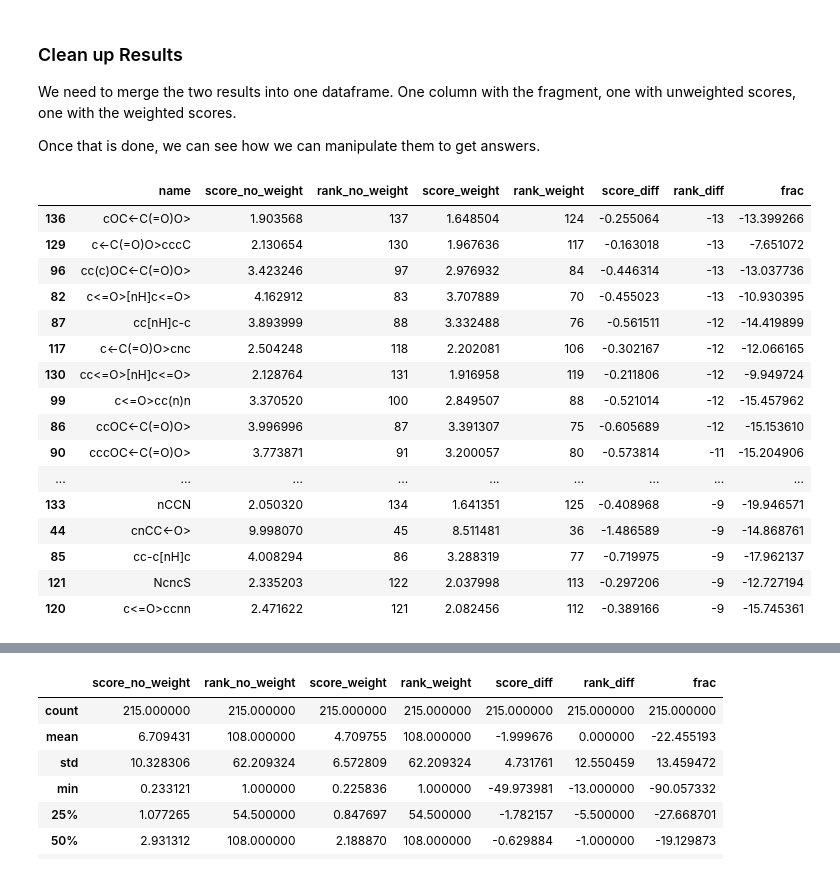
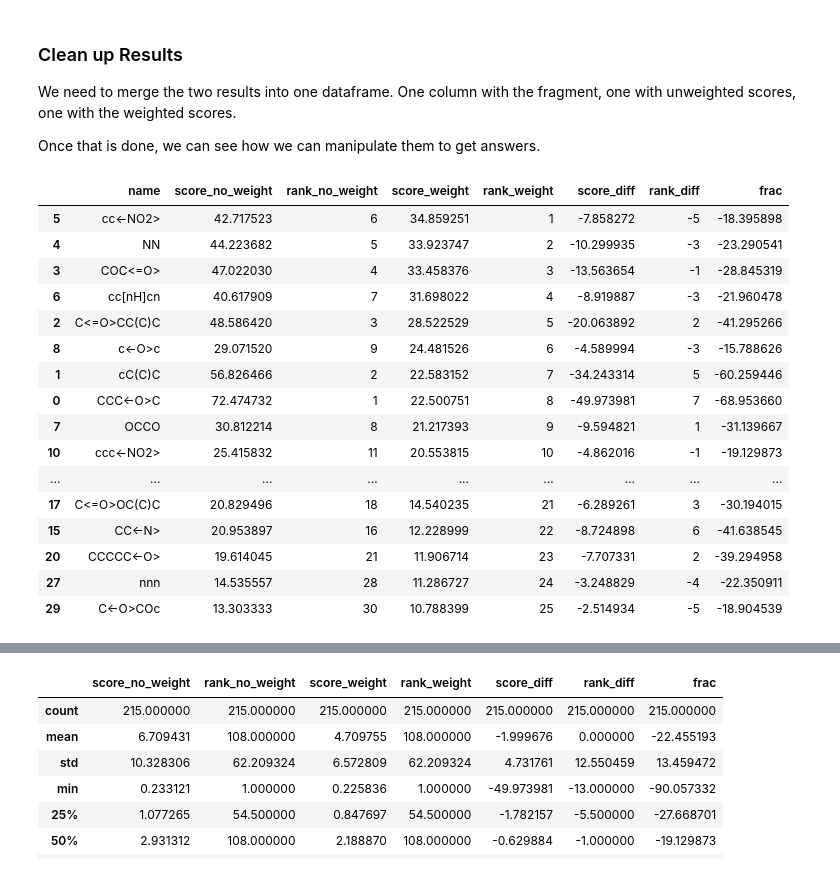
Before and after one commit to Dlux804/McQuade-Chem-ML, a Jupyter notebook: core/neo4j/page_rank_analysis_2.ipynb, the cells around one changed output, grey strips where cells are left out. Cells and saved outputs as stored; diff of their text form; code cells hidden in the pictures.

Commit message:
page rank analysis 2 changes.

````diff
--- a/core/neo4j/page_rank_analysis_2.ipynb
+++ b/core/neo4j/page_rank_analysis_2.ipynb
@@ -159,7 +159,8 @@ RETURN gds.util.asNode(nodeId).name AS name, score
 ORDER BY score DESC
 ```
 # %%
-path = '/home/adam/research/neo4j/gds_results/pageRank/'
+# path = '/home/adam/research/neo4j/gds_results/pageRank/'
+path = ''
 df_w = pd.read_csv(path + 'mol_frags_weight_2.csv')
 df_n = pd.read_csv(path + 'mol_frags_noweight_2.csv')
 
@@ -230,31 +231,31 @@ Once that is done, we can see how we can manipulate them to get answers.
 # %%
 df = pd.merge(df_n, df_w, on="name", how='outer', suffixes=("_no_weight", "_weight"))
 df.dropna()
 df["score_diff"] = df["score_weight"] - df["score_no_weight"]
 
 # Negative rank diff means fragment became more important with weight!
 df["rank_diff"] = df["rank_weight"] - df["rank_no_weight"]
 
 # Positive frac means fragment became more important with weight
 df["frac"] = (df["score_weight"] - df["score_no_weight"])/df["score_no_weight"]*100
 # df = df[np.abs(df.score_diff) > 0.01]
-df.sort_values(by="rank_diff", ascending=True).head(25)
+df.sort_values(by="rank_weight", ascending=True).head(25)
 # df.head(25)
 # %% [output]
 |  | name | score_no_weight | rank_no_weight | score_weight | rank_weight | score_diff | rank_diff | frac |
-| 136 | cOC<-C(=O)O> | 1.903568 | 137 | 1.648504 | 124 | -0.255064 | -13 | -13.399266 |
-| 129 | c<-C(=O)O>cccC | 2.130654 | 130 | 1.967636 | 117 | -0.163018 | -13 | -7.651072 |
-| 96 | cc(c)OC<-C(=O)O> | 3.423246 | 97 | 2.976932 | 84 | -0.446314 | -13 | -13.037736 |
-| 82 | c<=O>[nH]c<=O> | 4.162912 | 83 | 3.707889 | 70 | -0.455023 | -13 | -10.930395 |
-| 87 | cc[nH]c-c | 3.893999 | 88 | 3.332488 | 76 | -0.561511 | -12 | -14.419899 |
-| 117 | c<-C(=O)O>cnc | 2.504248 | 118 | 2.202081 | 106 | -0.302167 | -12 | -12.066165 |
-| 130 | cc<=O>[nH]c<=O> | 2.128764 | 131 | 1.916958 | 119 | -0.211806 | -12 | -9.949724 |
-| 99 | c<=O>cc(n)n | 3.370520 | 100 | 2.849507 | 88 | -0.521014 | -12 | -15.457962 |
-| 86 | ccOC<-C(=O)O> | 3.996996 | 87 | 3.391307 | 75 | -0.605689 | -12 | -15.153610 |
-| 90 | cccOC<-C(=O)O> | 3.773871 | 91 | 3.200057 | 80 | -0.573814 | -11 | -15.204906 |
+| 5 | cc<-NO2> | 42.717523 | 6 | 34.859251 | 1 | -7.858272 | -5 | -18.395898 |
+| 4 | NN | 44.223682 | 5 | 33.923747 | 2 | -10.299935 | -3 | -23.290541 |
+| 3 | COC<=O> | 47.022030 | 4 | 33.458376 | 3 | -13.563654 | -1 | -28.845319 |
+| 6 | cc[nH]cn | 40.617909 | 7 | 31.698022 | 4 | -8.919887 | -3 | -21.960478 |
+| 2 | C<=O>CC(C)C | 48.586420 | 3 | 28.522529 | 5 | -20.063892 | 2 | -41.295266 |
+| 8 | c<-O>c | 29.071520 | 9 | 24.481526 | 6 | -4.589994 | -3 | -15.788626 |
+| 1 | cC(C)C | 56.826466 | 2 | 22.583152 | 7 | -34.243314 | 5 | -60.259446 |
+| 0 | CCC<-O>C | 72.474732 | 1 | 22.500751 | 8 | -49.973981 | 7 | -68.953660 |
+| 7 | OCCO | 30.812214 | 8 | 21.217393 | 9 | -9.594821 | 1 | -31.139667 |
+| 10 | ccc<-NO2> | 25.415832 | 11 | 20.553815 | 10 | -4.862016 | -1 | -19.129873 |
 | ... | ... | ... | ... | ... | ... | ... | ... | ... |
-| 133 | nCCN | 2.050320 | 134 | 1.641351 | 125 | -0.408968 | -9 | -19.946571 |
-| 44 | cnCC<-O> | 9.998070 | 45 | 8.511481 | 36 | -1.486589 | -9 | -14.868761 |
-| 85 | cc-c[nH]c | 4.008294 | 86 | 3.288319 | 77 | -0.719975 | -9 | -17.962137 |
-| 121 | NcncS | 2.335203 | 122 | 2.037998 | 113 | -0.297206 | -9 | -12.727194 |
-| 120 | c<=O>ccnn | 2.471622 | 121 | 2.082456 | 112 | -0.389166 | -9 | -15.745361 |
+| 17 | C<=O>OC(C)C | 20.829496 | 18 | 14.540235 | 21 | -6.289261 | 3 | -30.194015 |
+| 15 | CC<-N> | 20.953897 | 16 | 12.228999 | 22 | -8.724898 | 6 | -41.638545 |
+| 20 | CCCCC<-O> | 19.614045 | 21 | 11.906714 | 23 | -7.707331 | 2 | -39.294958 |
+| 27 | nnn | 14.535557 | 28 | 11.286727 | 24 | -3.248829 | -4 | -22.350911 |
+| 29 | C<-O>COc | 13.303333 | 30 | 10.788399 | 25 | -2.514934 | -5 | -18.904539 |
````
Also changed, not shown: parts of 1 cell of this notebook.
